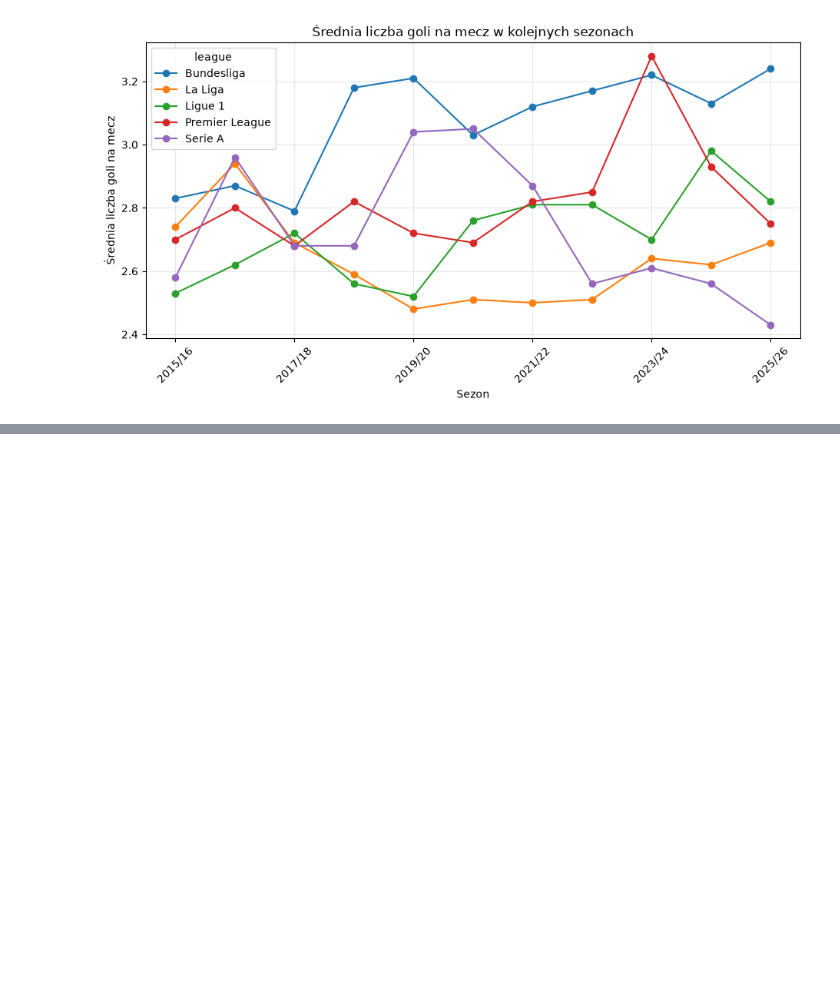
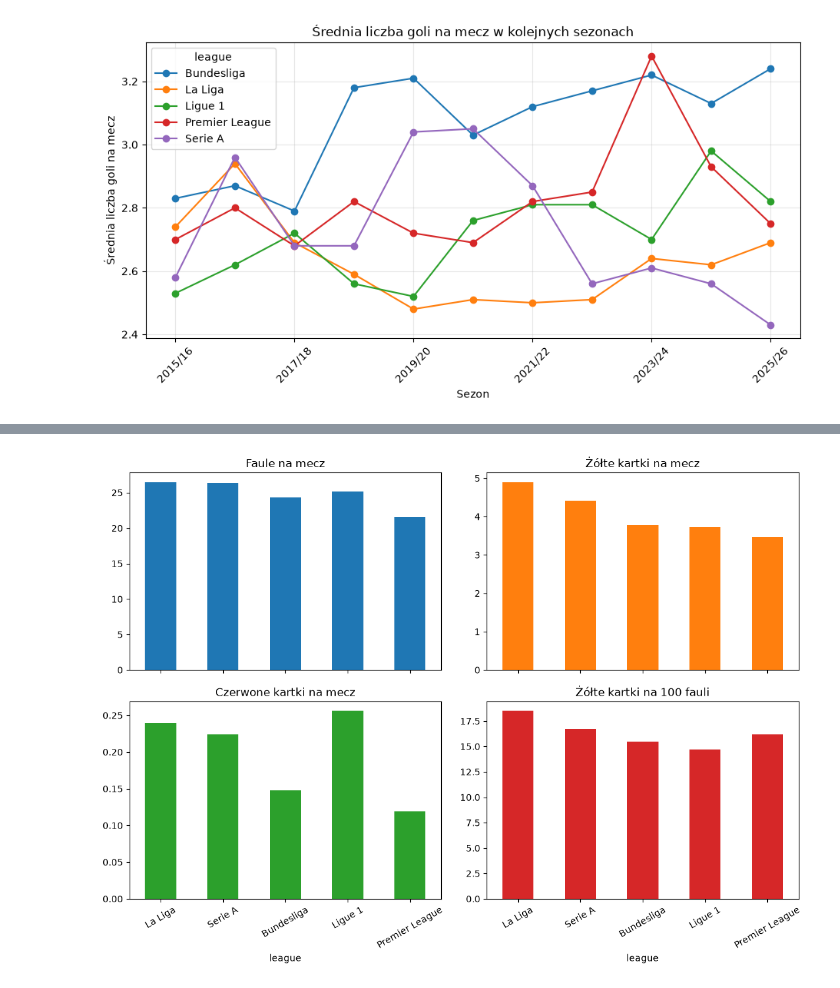
Before and after one commit to igorfliss/football-analysis, a Jupyter notebook: notebooks/01_analysis.ipynb, the cells around one changed output, grey strips where cells are left out. Drawn from its saved outputs; the diff is of its cells as text; code cells hidden in the pictures; blank space fills up the shorter version.

Commit message:
Add fouls and cards analysis

```diff
--- a/notebooks/01_analysis.ipynb
+++ b/notebooks/01_analysis.ipynb
@@ -187,0 +216,11 @@ Bundesliga miała najwyższą średnią liczbę goli na mecz w 8 z 11 sezonów.
+# %%
+query_strictness = """
+SELECT
+    league,
+    ROUND(100.0 * SUM(home_yellow + away_yellow) / SUM(home_fouls + away_fouls), 1) AS yellow_per_100_fouls
+FROM matches
+GROUP BY league
+ORDER BY yellow_per_100_fouls DESC
+"""
+
+pd.read_sql_query(query_strictness, conn)
@@ -187,0 +234,25 @@ Bundesliga miała najwyższą średnią liczbę goli na mecz w 8 z 11 sezonów.
+# %%
+aggr = pd.read_sql_query(query_aggression, conn)
+strict = pd.read_sql_query(query_strictness, conn)
+
+agg_all = aggr.merge(strict, on="league").set_index("league")
+agg_all.columns = [
+    "Faule na mecz",
+    "Żółte kartki na mecz",
+    "Czerwone kartki na mecz",
+    "Żółte kartki na 100 fauli",
+]
+
+agg_all.plot(
+    kind="bar",
+    subplots=True,
+    layout=(2, 2),
+    figsize=(11, 8),
+    legend=False,
+    rot=30,
+    title=list(agg_all.columns),
+)
+plt.tight_layout()
+plt.show()
+# %% [output]
+[figure, added]
```
Also changed, not shown: parts of 8 cells of this notebook.
